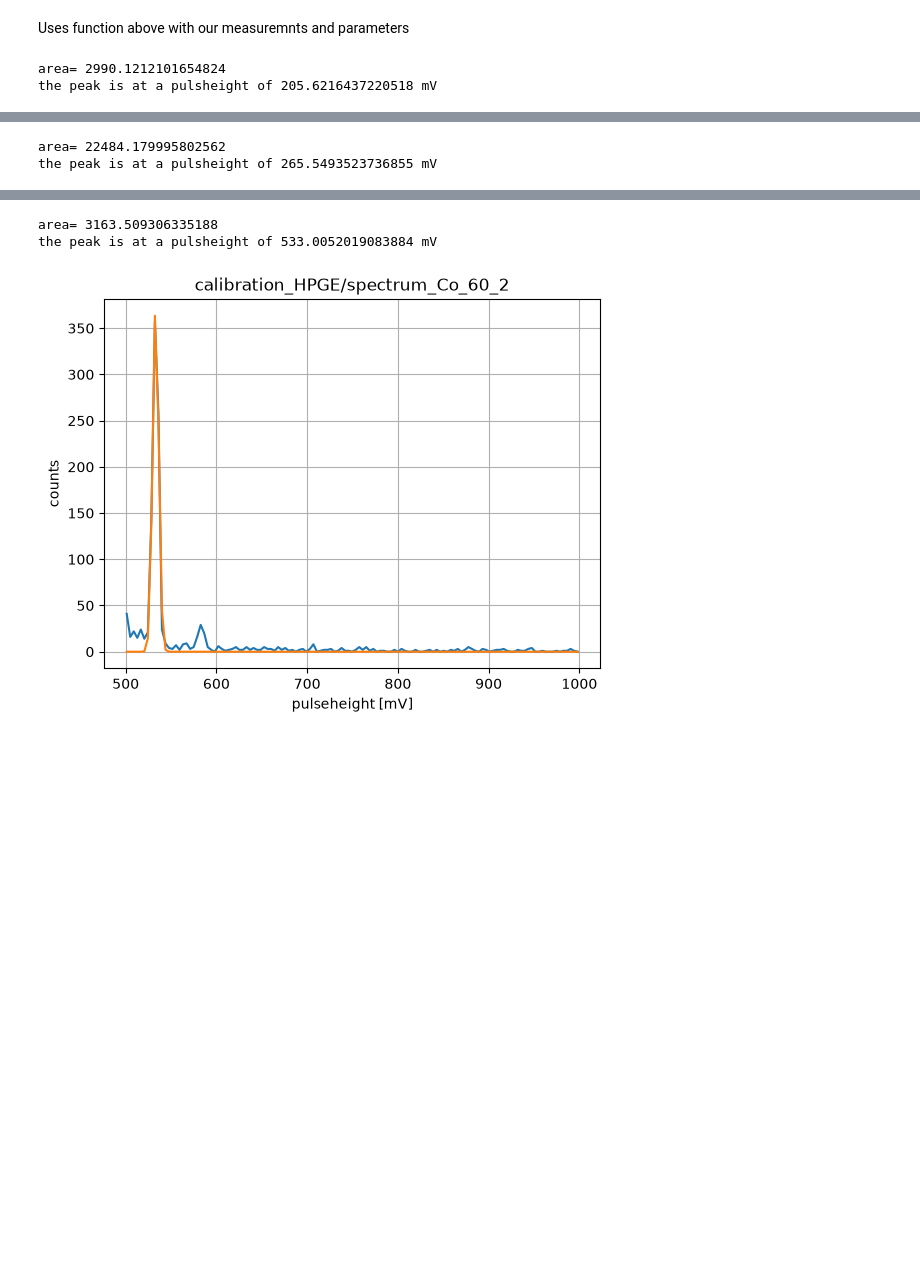
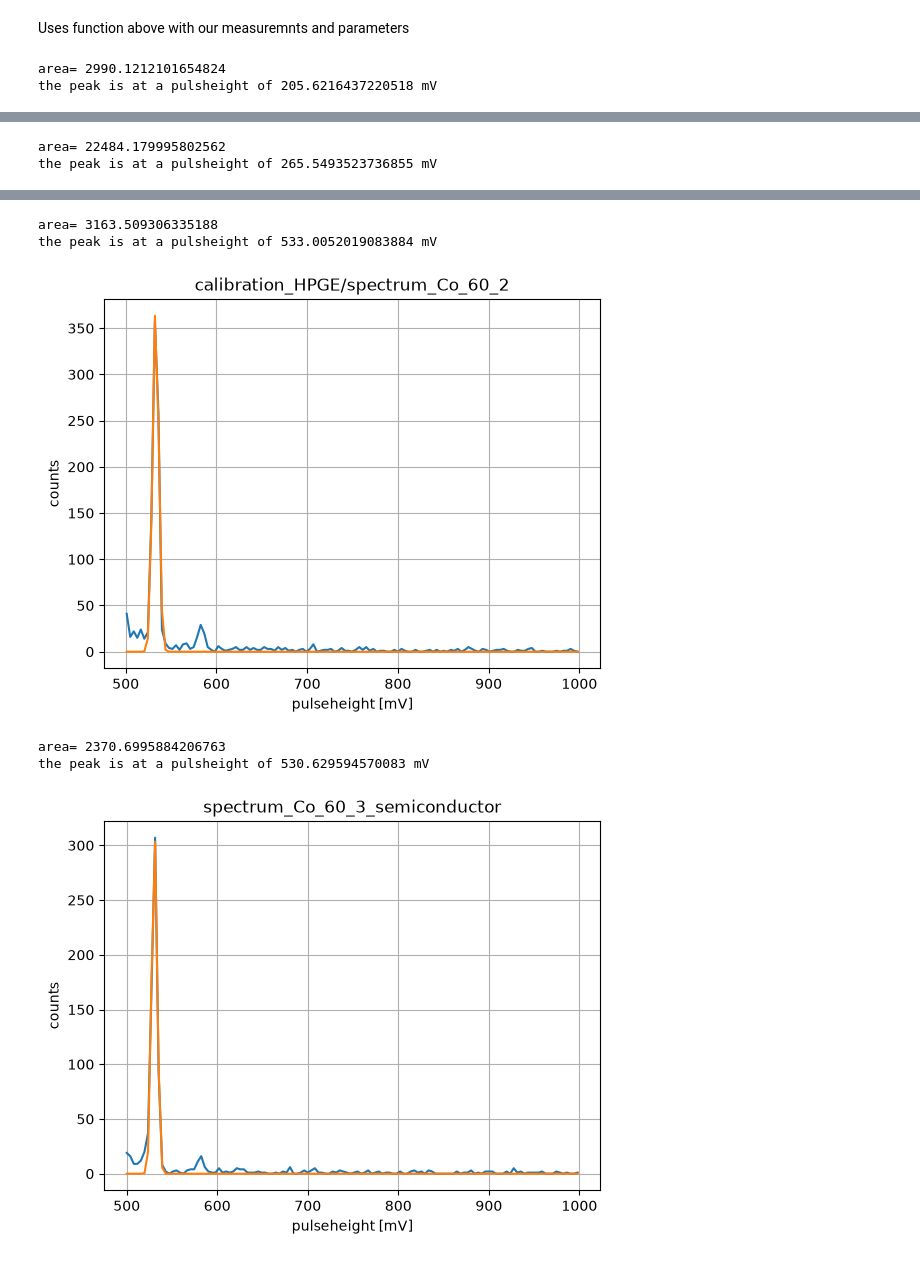
Before and after one commit to edwarddrenth/NSP2-particle-physics, a Jupyter notebook: fit.ipynb, the cells around one changed output, grey strips where cells are left out. Drawn from its saved outputs; the diff is of its cells as text; code cells hidden in the pictures; blank space fills up the shorter version.

```diff
--- a/fit.ipynb
+++ b/fit.ipynb
@@ -52,28 +52,35 @@ def fitten_pulseheight(file, cutoff1, cutoff2):
 Uses function above with our measuremnts and parameters
 # %%
 
-pulseheight_Na, fwhm_Na, pulseheight_list_Na, counts_Na = fitten_pulseheight(
+pulseheight_Na, std_Na, pulseheight_list_Na, counts_Na = fitten_pulseheight(
     "calibration_HPGE/spectrum_Na_22_2", 190,400
 )
-pulseheight_Cs1, fwhm_Cs1, pulse_height_list_Cs1, counts_Cs1 = fitten_pulseheight(
+pulseheight_Cs1, std_Cs1, pulse_height_list_Cs1, counts_Cs1 = fitten_pulseheight(
     "calibration_HPGE/spectrum_Cs_137_1", 200,1000
 )
 
-pulseheight_Co2, fwhm_C02, pulseheight_list_Co2, counts_Co2 = fitten_pulseheight(
+pulseheight_Co2, std_Co2, pulseheight_list_Co2, counts_Co2 = fitten_pulseheight(
     "calibration_HPGE/spectrum_Co_60_2", 500,1000
 )
+
+pulseheight_Co3, std_Co3, pulseheight_list_Co3, counts_Co3 = fitten_pulseheight(
+    "spectrum_Co_60_3_semiconductor", 500,1000
+)
 pulseheight_array = np.array(
-    [pulseheight_Na, pulseheight_Cs1, pulseheight_Co2]
+    [pulseheight_Na, pulseheight_Cs1, pulseheight_Co2, pulseheight_Co3]
 )
 # %% [output]
 area= 2990.1212101654824
 the peak is at a pulsheight of 205.6216437220518 mV
 [figure]
 area= 22484.179995802562
 the peak is at a pulsheight of 265.5493523736855 mV
 [figure]
 area= 3163.509306335188
 the peak is at a pulsheight of 533.0052019083884 mV
 [figure]
+area= 2370.6995884206763
+the peak is at a pulsheight of 530.629594570083 mV
+[figure, added]
 # %%
 # energy from literature
```
Also changed, not shown: parts of 4 cells of this notebook.
